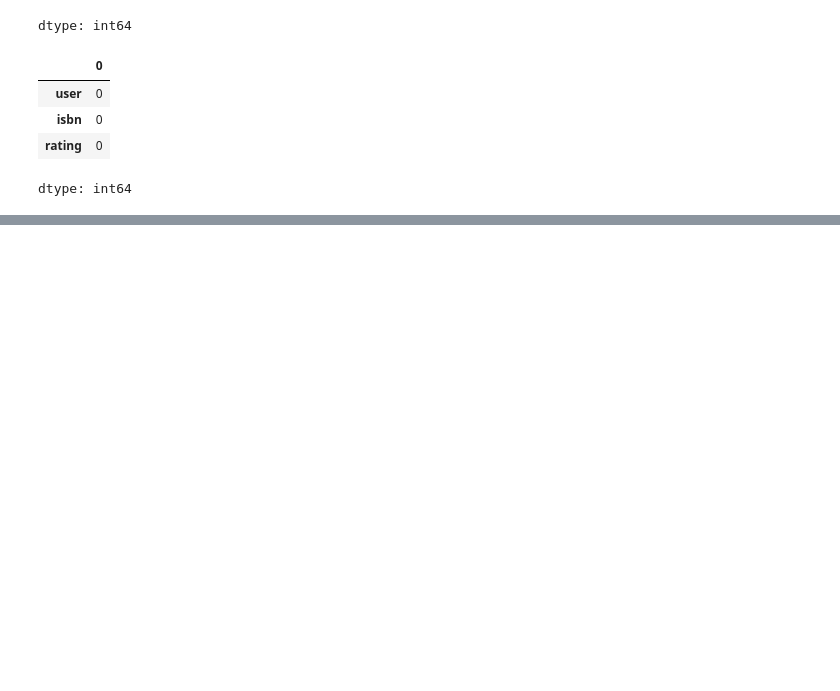
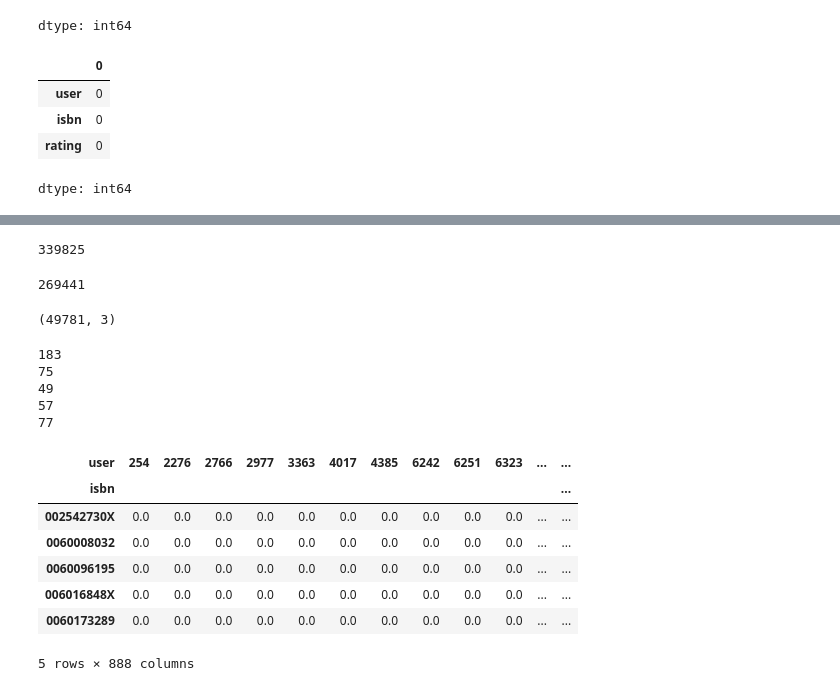
Before and after one commit to proxtor/-Salon-Appointment-Scheduler, a Jupyter notebook: fcc_book_recommendation_knn.ipynb, the cells around one changed output, grey strips where cells are left out. Cells and saved outputs as stored; diff of their text form; code cells hidden in the pictures; blank space fills up the shorter version.

```diff
--- a/fcc_book_recommendation_knn.ipynb
+++ b/fcc_book_recommendation_knn.ipynb
@@ -77,0 +92,3 @@ dtype: int64
+# %%
+ratings = df_ratings['user'].value_counts()
+ratings.sort_values(ascending=False).head()
@@ -77,0 +112,5 @@ dtype: int64
+# %%
+df_ratings_rm = df_ratings[
+  ~df_ratings['user'].isin(ratings[ratings < 200].index)
+]
+df_ratings_rm.shape
@@ -77,0 +119,3 @@ dtype: int64
+# %%
+ratings = df_ratings['isbn'].value_counts() # we have to use the original df_ratings to pass the challenge
+ratings.sort_values(ascending=False).head()
@@ -77,0 +131,43 @@ dtype: int64
+# %%
+len(ratings[ratings < 100])
+# %% [output]
+339825
+# %%
+df_books['isbn'].isin(ratings[ratings < 100].index).sum()
+# %% [output]
+269441
+# %%
+df_ratings_rm = df_ratings_rm[
+  ~df_ratings_rm['isbn'].isin(ratings[ratings < 100].index)
+]
+df_ratings_rm.shape
+# %% [output]
+(49781, 3)
+# %%
+# These should exist
+books = ["Where the Heart Is (Oprah's Book Club (Paperback))",
+        "I'll Be Seeing You",
+        "The Weight of Water",
+        "The Surgeon",
+        "I Know This Much Is True"]
+
+for book in books:
+  print(df_ratings_rm.isbn.isin(df_books[df_books.title == book].isbn).sum())
+# %% [output]
+183
+75
+49
+57
+77
+# %%
+df = df_ratings_rm.pivot_table(index=['user'],columns=['isbn'],values='rating').fillna(0).T
+df.head()
+# %% [output]
+| user | 254 | 2276 | 2766 | 2977 | 3363 | 4017 | 4385 | 6242 | 6251 | 6323 | ... | ... |
+| isbn |  |  |  |  |  |  |  |  |  |  |  | ... |
+| 002542730X | 0.0 | 0.0 | 0.0 | 0.0 | 0.0 | 0.0 | 0.0 | 0.0 | 0.0 | 0.0 | ... | ... |
+| 0060008032 | 0.0 | 0.0 | 0.0 | 0.0 | 0.0 | 0.0 | 0.0 | 0.0 | 0.0 | 0.0 | ... | ... |
+| 0060096195 | 0.0 | 0.0 | 0.0 | 0.0 | 0.0 | 0.0 | 0.0 | 0.0 | 0.0 | 0.0 | ... | ... |
+| 006016848X | 0.0 | 0.0 | 0.0 | 0.0 | 0.0 | 0.0 | 0.0 | 0.0 | 0.0 | 0.0 | ... | ... |
+| 0060173289 | 0.0 | 0.0 | 0.0 | 0.0 | 0.0 | 0.0 | 0.0 | 0.0 | 0.0 | 0.0 | ... | ... |
+5 rows × 888 columns
```
Also changed, not shown: parts of 18 cells of this notebook.
